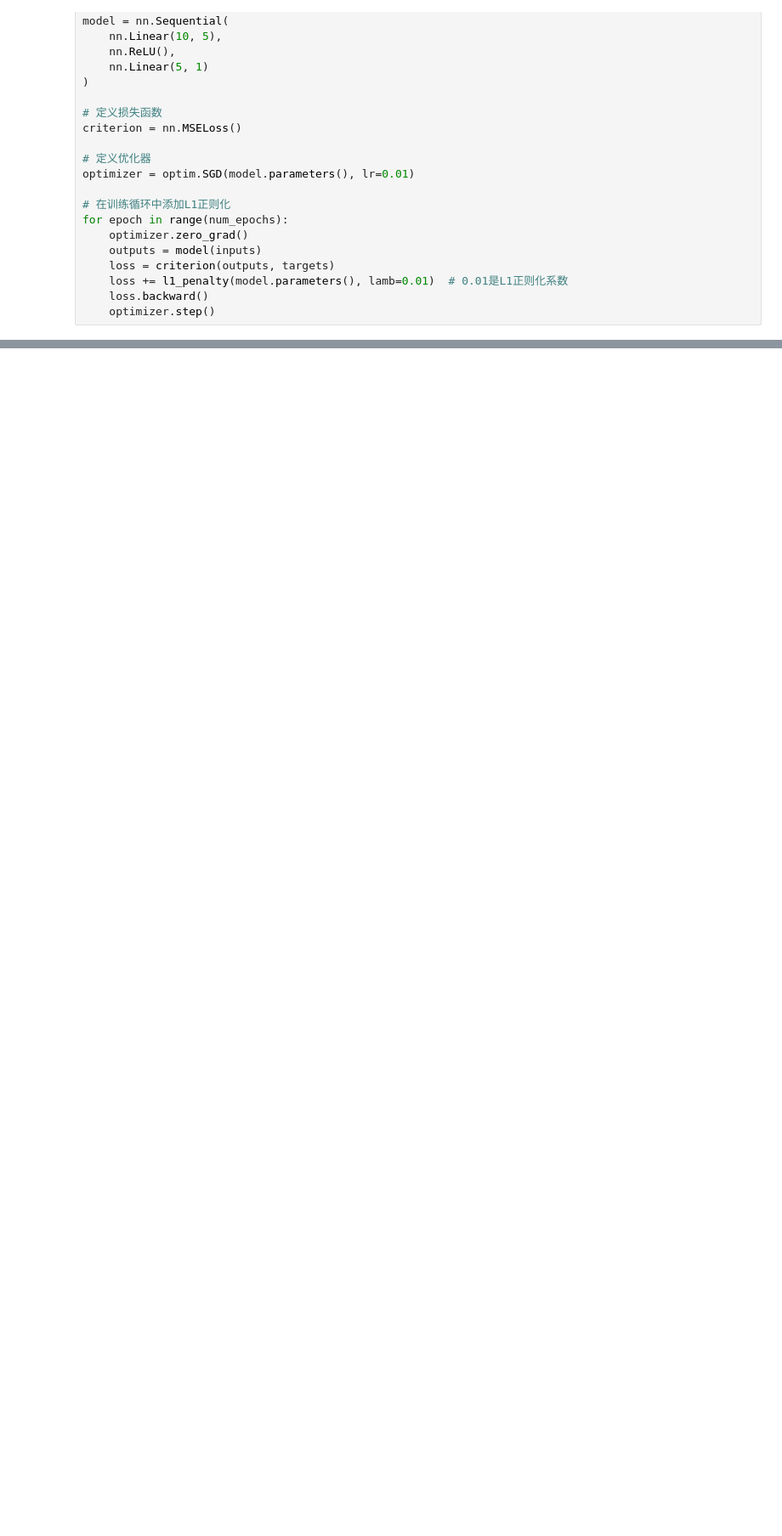
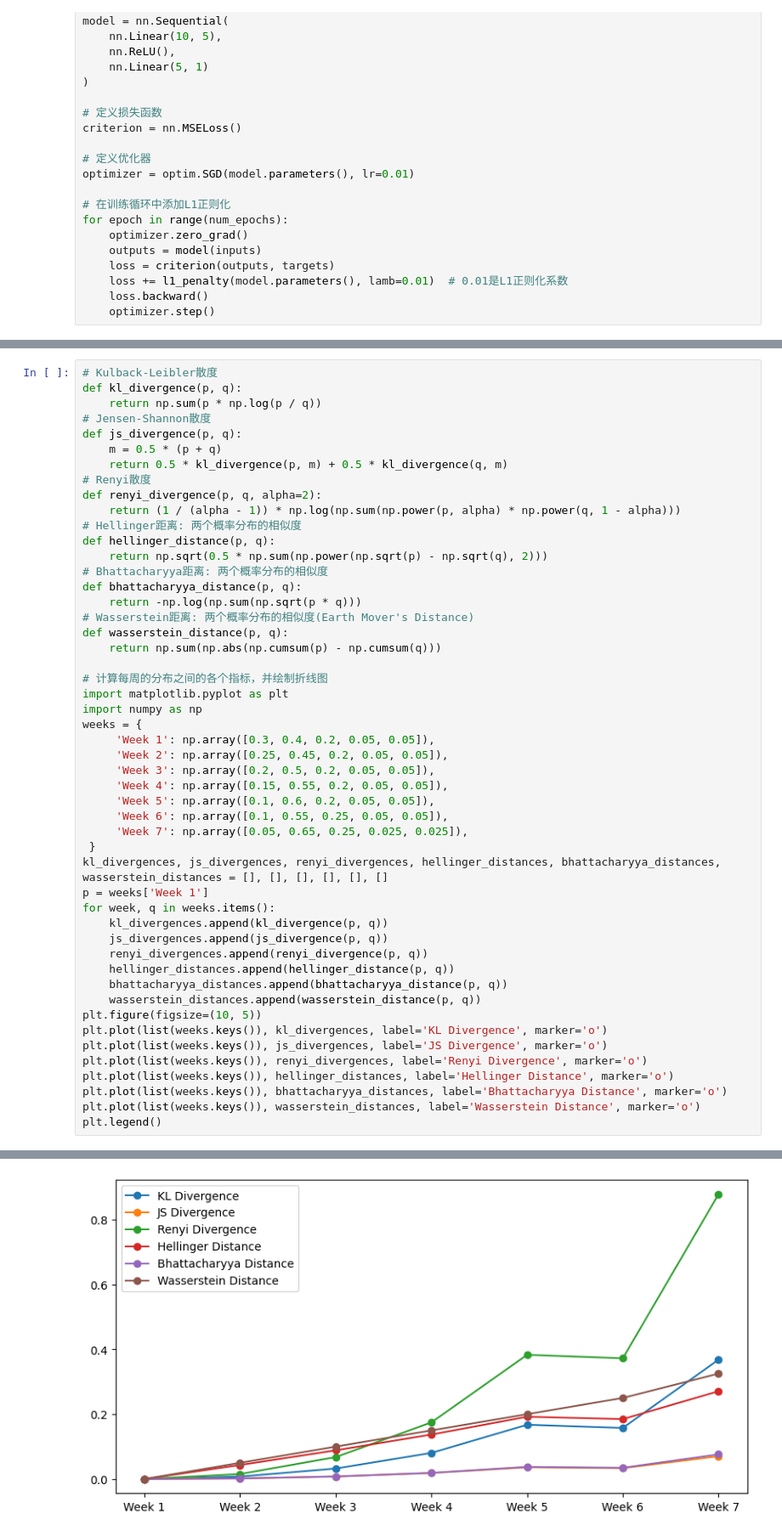
Before and after one commit to windbd/Notebook, a Jupyter notebook: 模型算法策略/算法策略.ipynb, the cells around one changed output, grey strips where cells are left out. Shown: that part at 85% size. Saved outputs shown, nothing was run; the diff lists cells and outputs as text; blank space fills up the shorter version.

```diff
--- a/模型算法策略/算法策略.ipynb
+++ b/模型算法策略/算法策略.ipynb
@@ -78,0 +221,51 @@ for epoch in range(num_epochs):
+# %%
+# Kulback-Leibler散度
+def kl_divergence(p, q):
+    return np.sum(p * np.log(p / q))
+# Jensen-Shannon散度
+def js_divergence(p, q):
+    m = 0.5 * (p + q)
+    return 0.5 * kl_divergence(p, m) + 0.5 * kl_divergence(q, m)
+# Renyi散度
+def renyi_divergence(p, q, alpha=2):
+    return (1 / (alpha - 1)) * np.log(np.sum(np.power(p, alpha) * np.power(q, 1 - alpha)))
+# Hellinger距离: 两个概率分布的相似度
+def hellinger_distance(p, q):
+    return np.sqrt(0.5 * np.sum(np.power(np.sqrt(p) - np.sqrt(q), 2)))
+# Bhattacharyya距离: 两个概率分布的相似度
+def bhattacharyya_distance(p, q):
+    return -np.log(np.sum(np.sqrt(p * q)))
+# Wasserstein距离: 两个概率分布的相似度(Earth Mover's Distance)
+def wasserstein_distance(p, q):
+    return np.sum(np.abs(np.cumsum(p) - np.cumsum(q)))
+
+# 计算每周的分布之间的各个指标，并绘制折线图
+import matplotlib.pyplot as plt
+import numpy as np
+weeks = {
+     'Week 1': np.array([0.3, 0.4, 0.2, 0.05, 0.05]),
+     'Week 2': np.array([0.25, 0.45, 0.2, 0.05, 0.05]),
+     'Week 3': np.array([0.2, 0.5, 0.2, 0.05, 0.05]),
+     'Week 4': np.array([0.15, 0.55, 0.2, 0.05, 0.05]),
+     'Week 5': np.array([0.1, 0.6, 0.2, 0.05, 0.05]),
+     'Week 6': np.array([0.1, 0.55, 0.25, 0.05, 0.05]),
+     'Week 7': np.array([0.05, 0.65, 0.25, 0.025, 0.025]),
+ }
+kl_divergences, js_divergences, renyi_divergences, hellinger_distances, bhattacharyya_distances, wasserstein_distances = [], [], [], [], [], []
+p = weeks['Week 1']
+for week, q in weeks.items():
+    kl_divergences.append(kl_divergence(p, q))
+    js_divergences.append(js_divergence(p, q))
+    renyi_divergences.append(renyi_divergence(p, q))
+    hellinger_distances.append(hellinger_distance(p, q))
+    bhattacharyya_distances.append(bhattacharyya_distance(p, q))
+    wasserstein_distances.append(wasserstein_distance(p, q))
+plt.figure(figsize=(10, 5))
+plt.plot(list(weeks.keys()), kl_divergences, label='KL Divergence', marker='o')
+plt.plot(list(weeks.keys()), js_divergences, label='JS Divergence', marker='o')
+plt.plot(list(weeks.keys()), renyi_divergences, label='Renyi Divergence', marker='o')
+plt.plot(list(weeks.keys()), hellinger_distances, label='Hellinger Distance', marker='o')
+plt.plot(list(weeks.keys()), bhattacharyya_distances, label='Bhattacharyya Distance', marker='o')
+plt.plot(list(weeks.keys()), wasserstein_distances, label='Wasserstein Distance', marker='o')
+plt.legend()
+# %% [output]
@@ -78,0 +273 @@ for epoch in range(num_epochs):
+[figure, added]
```
Also changed, not shown: parts of 12 cells of this notebook, 7 other files.
